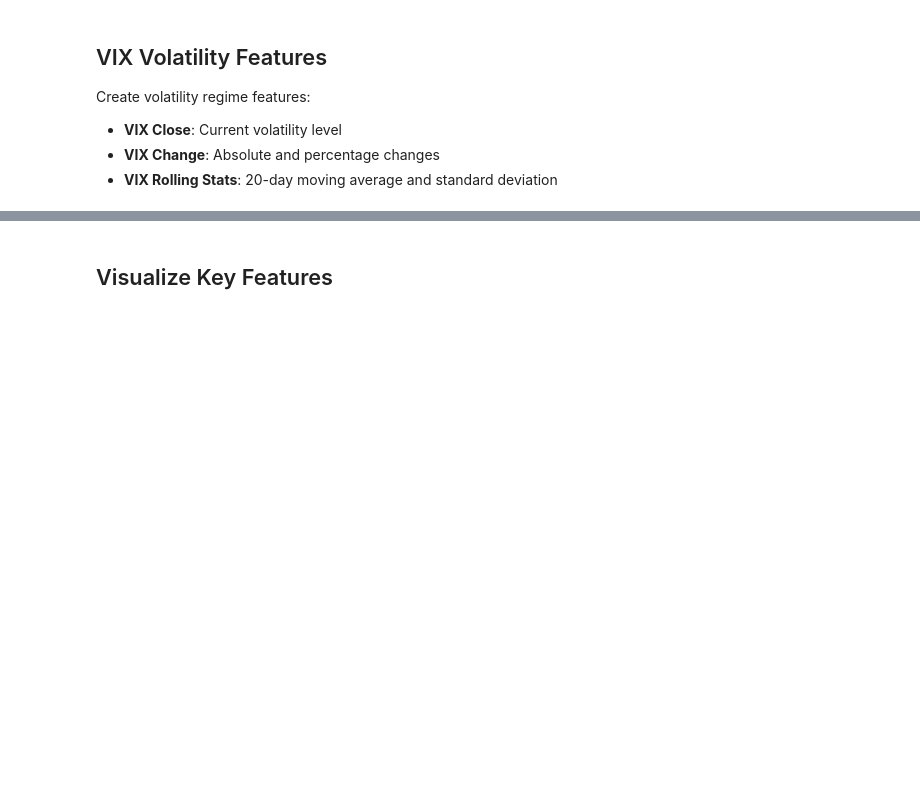
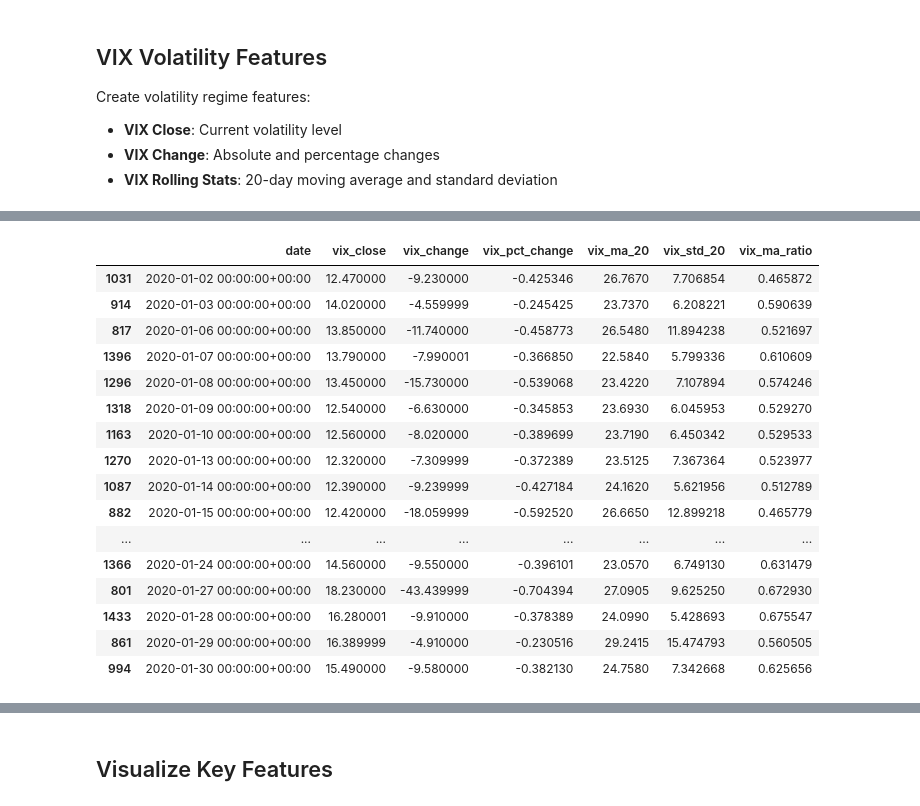
Before and after one commit to Zedel17/ProjectsScalable, a Jupyter notebook: notebooks/4_market_features.ipynb, the cells around one changed output, grey strips where cells are left out. Cells and saved outputs as stored; diff of their text form; code cells hidden in the pictures; blank space fills up the shorter version.

```diff
--- a/notebooks/4_market_features.ipynb
+++ b/notebooks/4_market_features.ipynb
@@ -281,7 +449,39 @@ print(f"Feature columns: {[col for col in vix_features.columns if col.startswith
 # %%
 # Preview VIX features
-vix_cols = ['date', 'vix_close', 'vix_change', 'vix_pct_change', 'vix_ma_20', 'vix_std_20', 'vix_ma_ratio']
-vix_features[vix_cols].head(20)
+#vix_cols = ['date', 'vix_close', 'vix_change', 'vix_pct_change', 'vix_ma_20', 'vix_std_20', 'vix_ma_ratio']
+#vix_features[vix_cols].head(20)
+
+# Preview VIX features ordinate per data
+vix_cols = [
+    'date', 'vix_close', 'vix_change', 'vix_pct_change',
+    'vix_ma_20', 'vix_std_20', 'vix_ma_ratio'
+]
+
+vix_features_sorted = (
+    vix_features
+    .assign(date=pd.to_datetime(vix_features['date']))  # sicurezza
+    .sort_values('date')                                # ordine cronologico
+)
+
+vix_features_sorted[vix_cols].head(20)
+# %% [output]
+|  | date | vix_close | vix_change | vix_pct_change | vix_ma_20 | vix_std_20 | vix_ma_ratio |
+| 1031 | 2020-01-02 00:00:00+00:00 | 12.470000 | -9.230000 | -0.425346 | 26.7670 | 7.706854 | 0.465872 |
+| 914 | 2020-01-03 00:00:00+00:00 | 14.020000 | -4.559999 | -0.245425 | 23.7370 | 6.208221 | 0.590639 |
+| 817 | 2020-01-06 00:00:00+00:00 | 13.850000 | -11.740000 | -0.458773 | 26.5480 | 11.894238 | 0.521697 |
+| 1396 | 2020-01-07 00:00:00+00:00 | 13.790000 | -7.990001 | -0.366850 | 22.5840 | 5.799336 | 0.610609 |
+| 1296 | 2020-01-08 00:00:00+00:00 | 13.450000 | -15.730000 | -0.539068 | 23.4220 | 7.107894 | 0.574246 |
+| 1318 | 2020-01-09 00:00:00+00:00 | 12.540000 | -6.630000 | -0.345853 | 23.6930 | 6.045953 | 0.529270 |
+| 1163 | 2020-01-10 00:00:00+00:00 | 12.560000 | -8.020000 | -0.389699 | 23.7190 | 6.450342 | 0.529533 |
+| 1270 | 2020-01-13 00:00:00+00:00 | 12.320000 | -7.309999 | -0.372389 | 23.5125 | 7.367364 | 0.523977 |
+| 1087 | 2020-01-14 00:00:00+00:00 | 12.390000 | -9.239999 | -0.427184 | 24.1620 | 5.621956 | 0.512789 |
+| 882 | 2020-01-15 00:00:00+00:00 | 12.420000 | -18.059999 | -0.592520 | 26.6650 | 12.899218 | 0.465779 |
+| ... | ... | ... | ... | ... | ... | ... | ... |
+| 1366 | 2020-01-24 00:00:00+00:00 | 14.560000 | -9.550000 | -0.396101 | 23.0570 | 6.749130 | 0.631479 |
+| 801 | 2020-01-27 00:00:00+00:00 | 18.230000 | -43.439999 | -0.704394 | 27.0905 | 9.625250 | 0.672930 |
+| 1433 | 2020-01-28 00:00:00+00:00 | 16.280001 | -9.910000 | -0.378389 | 24.0990 | 5.428693 | 0.675547 |
+| 861 | 2020-01-29 00:00:00+00:00 | 16.389999 | -4.910000 | -0.230516 | 29.2415 | 15.474793 | 0.560505 |
+| 994 | 2020-01-30 00:00:00+00:00 | 15.490000 | -9.580000 | -0.382130 | 24.7580 | 7.342668 | 0.625656 |
 # %%
 # VIX regime analysis
 print("\nVIX Regime Analysis:")
```
Also changed, not shown: parts of 18 cells of this notebook, 3 other files.
